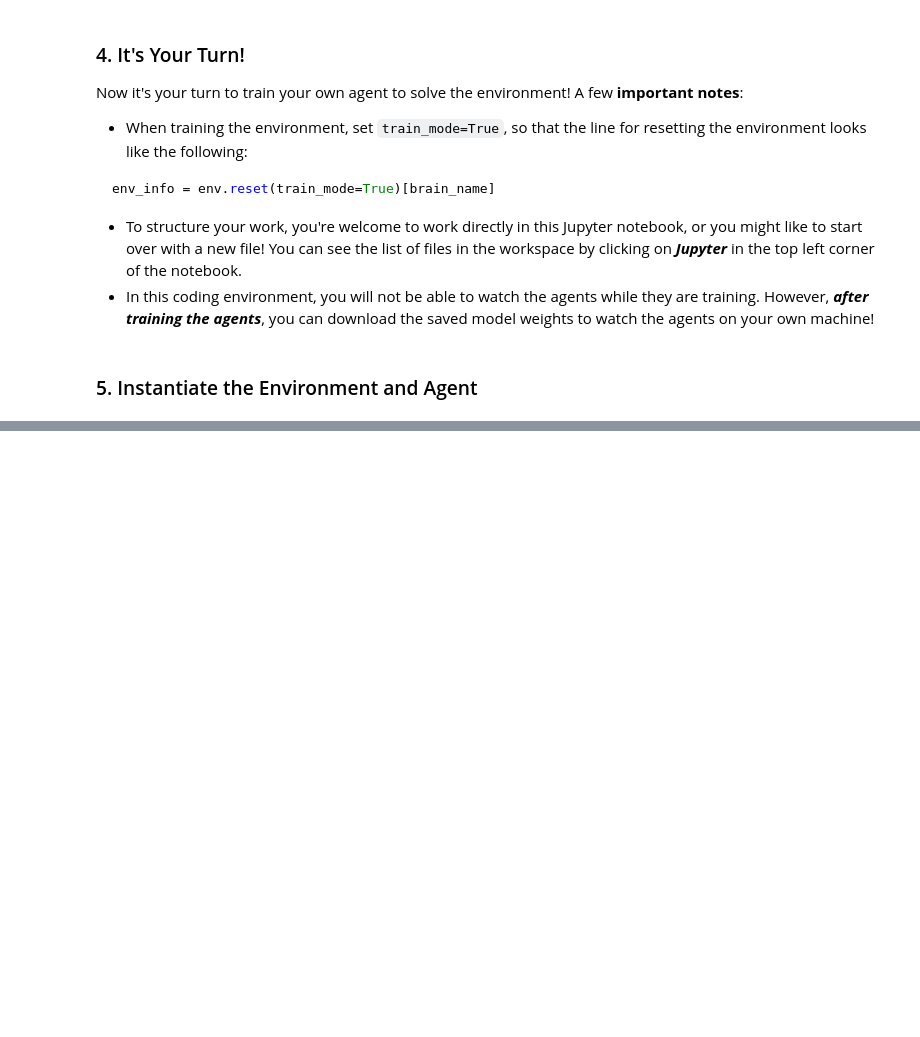
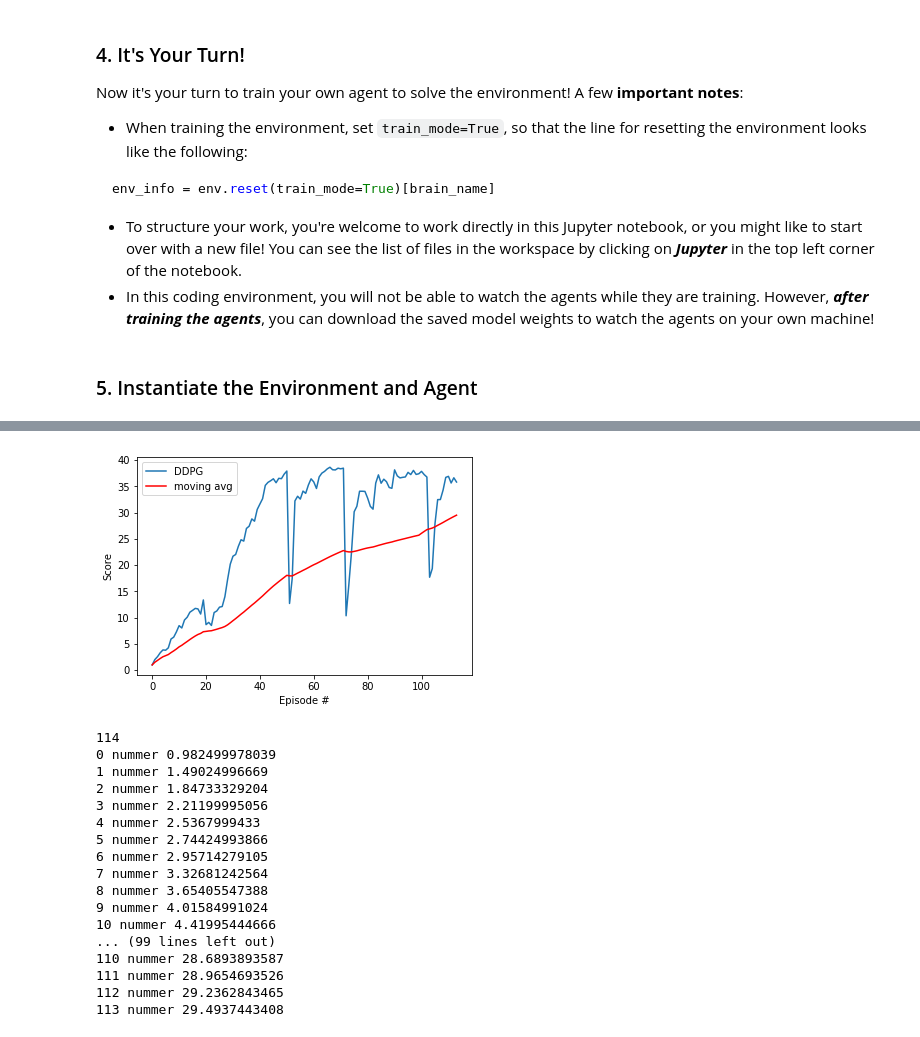
Before and after one commit to Tzowbiie/RL-ND---P2---Continous-Control, a Jupyter notebook: Continuous_Control.ipynb, the cells around one changed output, grey strips where cells are left out. Cells and saved outputs as stored; diff of their text form; code cells hidden in the pictures; blank space fills up the shorter version.

```diff
--- a/Continuous_Control.ipynb
+++ b/Continuous_Control.ipynb
@@ -283,2 +286,41 @@ plt.show()
+# %%
+#Load scores manually
+checkpoint_actor = torch.load('actor_temp.pt')
+scores = checkpoint_actor['mean']
+avgs = checkpoint_actor['moving_avgs']
+
+# plot the scores
+fig = plt.figure()
+ax = fig.add_subplot(111)
+plt.plot(np.arange(len(scores)), scores, label='DDPG')
+plt.plot(np.arange(len(scores)), avgs, c='r', label='moving avg')
+plt.ylabel('Score')
+plt.xlabel('Episode #')
+plt.legend(loc='upper left');
+plt.show()
+#print(len(scores))
+#i = 0
+#while (i < 114):
+#    print(i, "nummer", avgs[i])
+    i=i+1
+# %% [output]
+[figure, added]
+114
+0 nummer 0.982499978039
+1 nummer 1.49024996669
+2 nummer 1.84733329204
+3 nummer 2.21199995056
+4 nummer 2.5367999433
+5 nummer 2.74424993866
+6 nummer 2.95714279105
+7 nummer 3.32681242564
+8 nummer 3.65405547388
+9 nummer 4.01584991024
+10 nummer 4.41995444666
+... (99 lines left out)
+110 nummer 28.6893893587
+111 nummer 28.9654693526
+112 nummer 29.2362843465
+113 nummer 29.4937443408
 # %%
 env.close()
```
Also changed, not shown: parts of 6 cells of this notebook, 8 other files.
